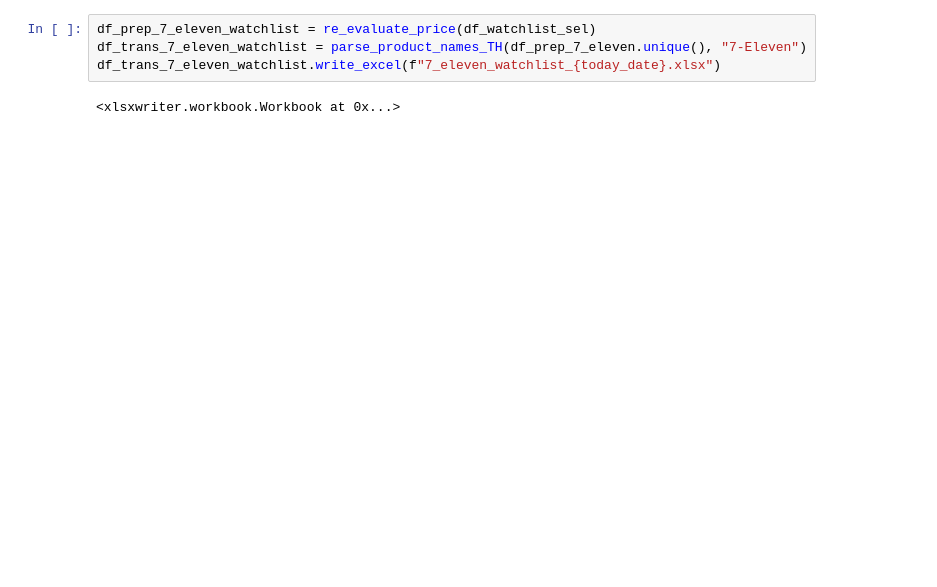
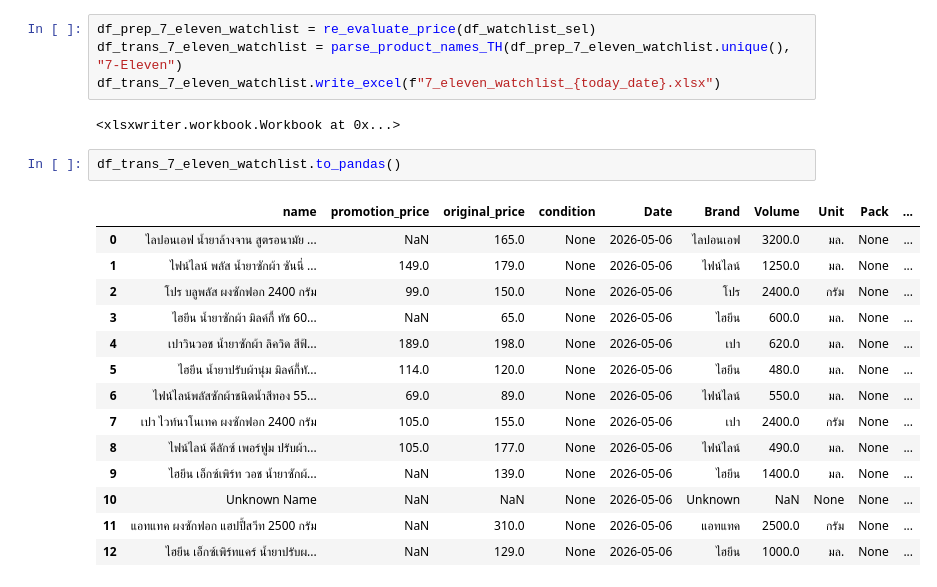
Before and after one commit to chaunijs/onlineshoppingprice, a Jupyter notebook: 7_eleven_allonline.ipynb, the cells around one changed output. Cells and saved outputs as stored; diff of their text form; blank space fills up the shorter version.

```diff
--- a/7_eleven_allonline.ipynb
+++ b/7_eleven_allonline.ipynb
@@ -644,7 +651,24 @@ df_trans_7_eleven.write_excel(f"7_eleven_laundry_dish_{today_date}.xlsx")
 ## process watchlist
 # %%
 df_prep_7_eleven_watchlist = re_evaluate_price(df_watchlist_sel)
-df_trans_7_eleven_watchlist = parse_product_names_TH(df_prep_7_eleven.unique(), "7-Eleven")
+df_trans_7_eleven_watchlist = parse_product_names_TH(df_prep_7_eleven_watchlist.unique(), "7-Eleven")
 df_trans_7_eleven_watchlist.write_excel(f"7_eleven_watchlist_{today_date}.xlsx")
 # %% [output]
 <xlsxwriter.workbook.Workbook at 0x...>
+# %%
+df_trans_7_eleven_watchlist.to_pandas()
+# %% [output]
+|  | name | promotion_price | original_price | condition | Date | Brand | Volume | Unit | Pack | ... |
+| 0 | ไลปอนเอฟ น้ำยาล้างจาน สูตรอนามัย ... | NaN | 165.0 | None | 2026-05-06 | ไลปอนเอฟ | 3200.0 | มล. | None | ... |
+| 1 | ไฟน์ไลน์ พลัส น้ำยาซักผ้า ซันนี่ ... | 149.0 | 179.0 | None | 2026-05-06 | ไฟน์ไลน์ | 1250.0 | มล. | None | ... |
+| 2 | โปร บลูพลัส ผงซักฟอก 2400 กรัม | 99.0 | 150.0 | None | 2026-05-06 | โปร | 2400.0 | กรัม | None | ... |
+| 3 | ไฮยีน น้ำยาซักผ้า มิลค์กี้ ทัช 60... | NaN | 65.0 | None | 2026-05-06 | ไฮยีน | 600.0 | มล. | None | ... |
+| 4 | เปาวินวอช น้ำยาซักผ้า ลิควิด สีฟ้... | 189.0 | 198.0 | None | 2026-05-06 | เปา | 620.0 | มล. | None | ... |
+| 5 | ไฮยีน น้ำยาปรับผ้านุ่ม มิลค์กี้ทั... | 114.0 | 120.0 | None | 2026-05-06 | ไฮยีน | 480.0 | มล. | None | ... |
+| 6 | ไฟน์ไลน์พลัสซักผ้าชนิดน้ำสีทอง 55... | 69.0 | 89.0 | None | 2026-05-06 | ไฟน์ไลน์ | 550.0 | มล. | None | ... |
+| 7 | เปา ไวท์นาโนเทค ผงซักฟอก 2400 กรัม | 105.0 | 155.0 | None | 2026-05-06 | เปา | 2400.0 | กรัม | None | ... |
+| 8 | ไฟน์ไลน์ ดีลักซ์ เพอร์ฟูม ปรับผ้า... | 105.0 | 177.0 | None | 2026-05-06 | ไฟน์ไลน์ | 490.0 | มล. | None | ... |
+| 9 | ไฮยีน เอ็กซ์เพิร์ท วอช น้ำยาซักผ้... | NaN | 139.0 | None | 2026-05-06 | ไฮยีน | 1400.0 | มล. | None | ... |
+| 10 | Unknown Name | NaN | NaN | None | 2026-05-06 | Unknown | NaN | None | None | ... |
+| 11 | แอทแทค ผงซักฟอก แฮปปี้สวีท 2500 กรัม | NaN | 310.0 | None | 2026-05-06 | แอทแทค | 2500.0 | กรัม | None | ... |
+| 12 | ไฮยีน เอ็กซ์เพิร์ทแคร์ น้ำยาปรับผ... | NaN | 129.0 | None | 2026-05-06 | ไฮยีน | 1000.0 | มล. | None | ... |
```
Also changed, not shown: parts of 8 cells of this notebook.
